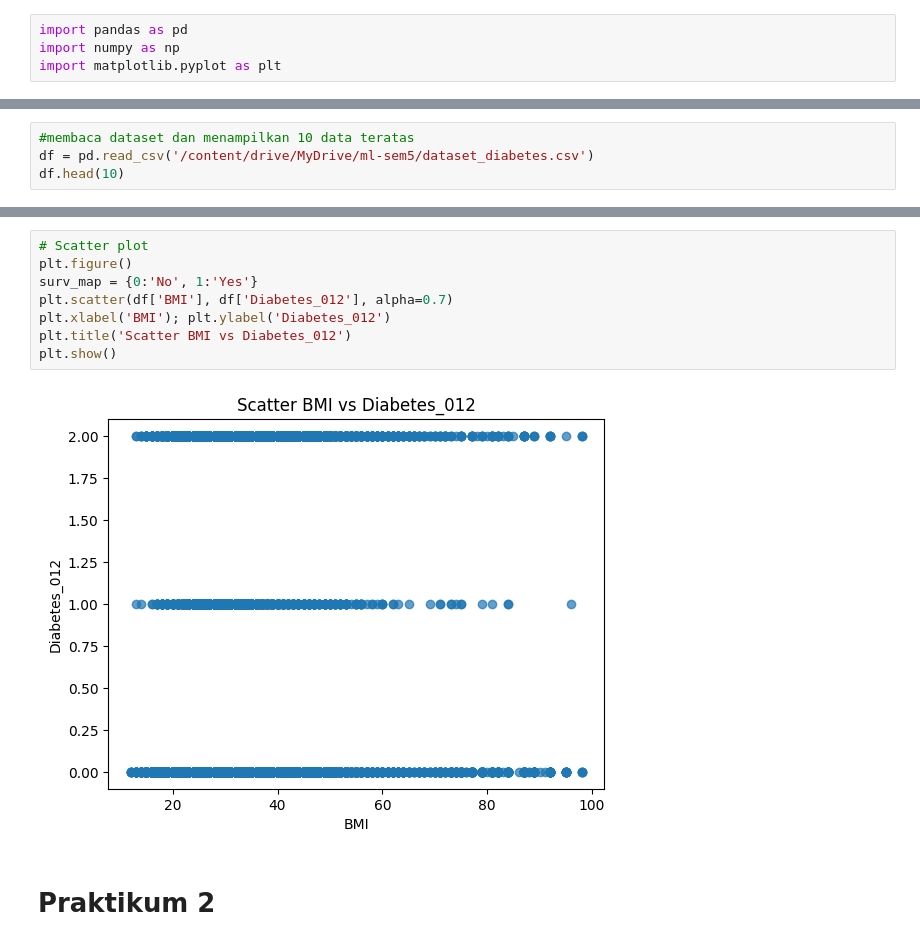
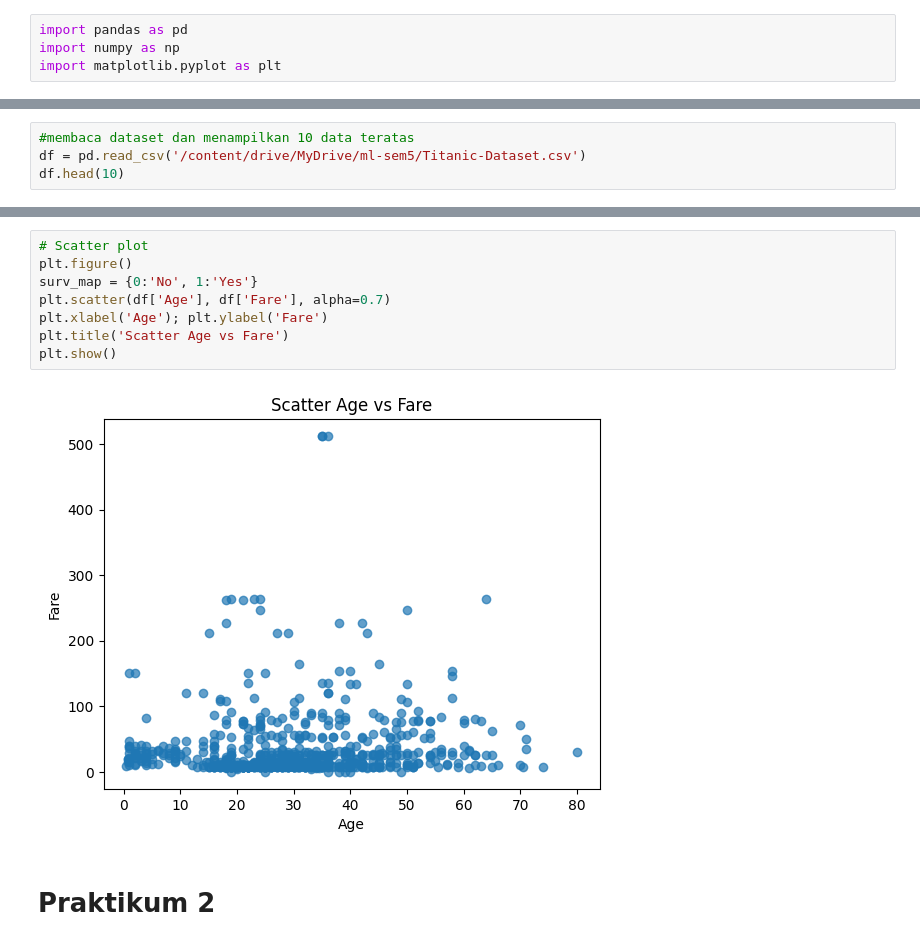
Before and after one commit to FattahulAlim/Machine_Learning_Sem5, a Jupyter notebook: TG2_244107020018_MuhammadFattahulAlim.ipynb, the cells around one changed output, grey strips where cells are left out. Saved outputs shown, nothing was run; the diff lists cells and outputs as text.

```diff
--- a/TG2_244107020018_MuhammadFattahulAlim.ipynb
+++ b/TG2_244107020018_MuhammadFattahulAlim.ipynb
@@ -14,5 +23,5 @@ Drive already mounted at /content/drive; to attempt to forcibly remount, call dr
 # %%
 #membaca dataset dan menampilkan 10 data teratas
-df = pd.read_csv('/content/drive/MyDrive/ml-sem5/dataset_diabetes.csv')
+df = pd.read_csv('/content/drive/MyDrive/ml-sem5/Titanic-Dataset.csv')
 df.head(10)
 # %% [output]
@@ -169,12 +169,12 @@ dtype: float64
 # %%
 # Scatter plot
 plt.figure()
 surv_map = {0:'No', 1:'Yes'}
-plt.scatter(df['BMI'], df['Diabetes_012'], alpha=0.7)
-plt.xlabel('BMI'); plt.ylabel('Diabetes_012')
-plt.title('Scatter BMI vs Diabetes_012')
+plt.scatter(df['Age'], df['Fare'], alpha=0.7)
+plt.xlabel('Age'); plt.ylabel('Fare')
+plt.title('Scatter Age vs Fare')
 plt.show()
 # %% [output]
-[figure, old version]
+[figure, new version]
 # %% [markdown]
 # Praktikum 2
```
Also changed, not shown: parts of 29 cells of this notebook.
